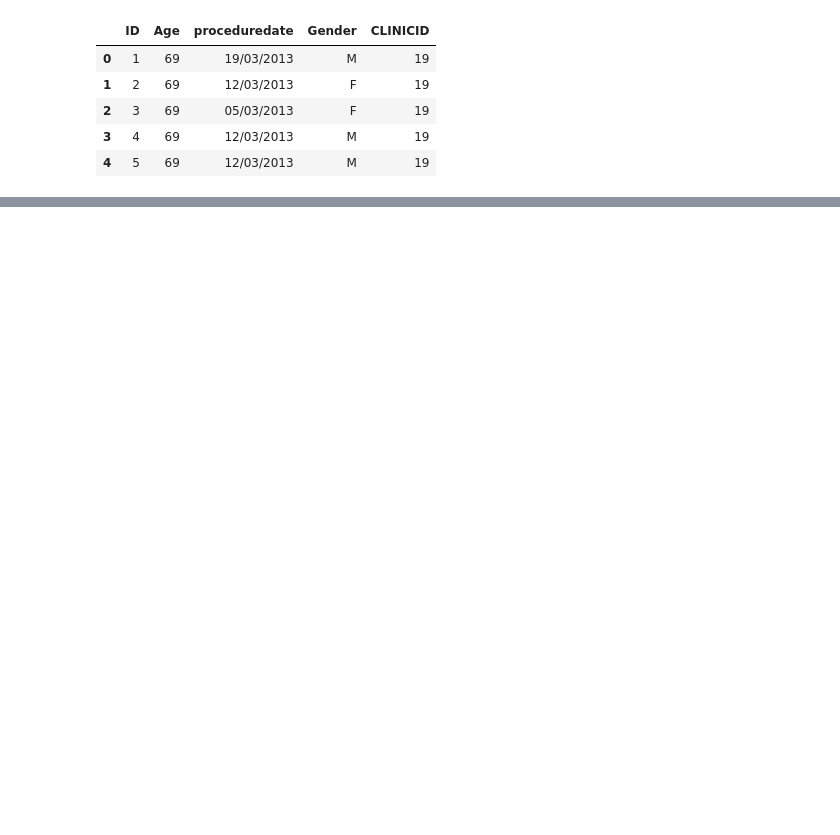
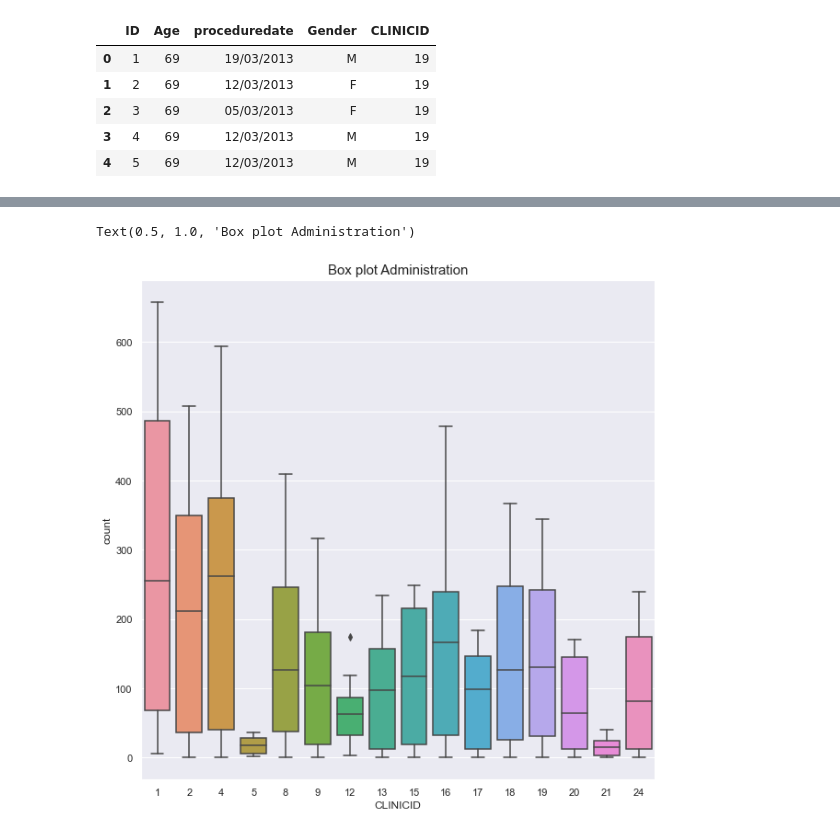
Before and after one commit to raku43/MScDACapstone, a Jupyter notebook: MScDA_Capstone.ipynb, the cells around one changed output, grey strips where cells are left out. Saved outputs shown, nothing was run; the diff lists cells and outputs as text; code cells hidden in the pictures; blank space fills up the shorter version.

```diff
--- a/MScDA_Capstone.ipynb
+++ b/MScDA_Capstone.ipynb
@@ -20,0 +185,9 @@ df.head()
+# %%
+#Show outliers in the heatmap
+
+plt.figure(figsize=(10,10))
+sns.boxplot(x = 'CLINICID', y ='count', data=dfcolclinic)
+plt.title('Box plot Administration', fontsize=15)
+# %% [output]
+Text(0.5, 1.0, 'Box plot Administration')
+[figure, added]
```
Also changed, not shown: parts of 25 cells of this notebook.
